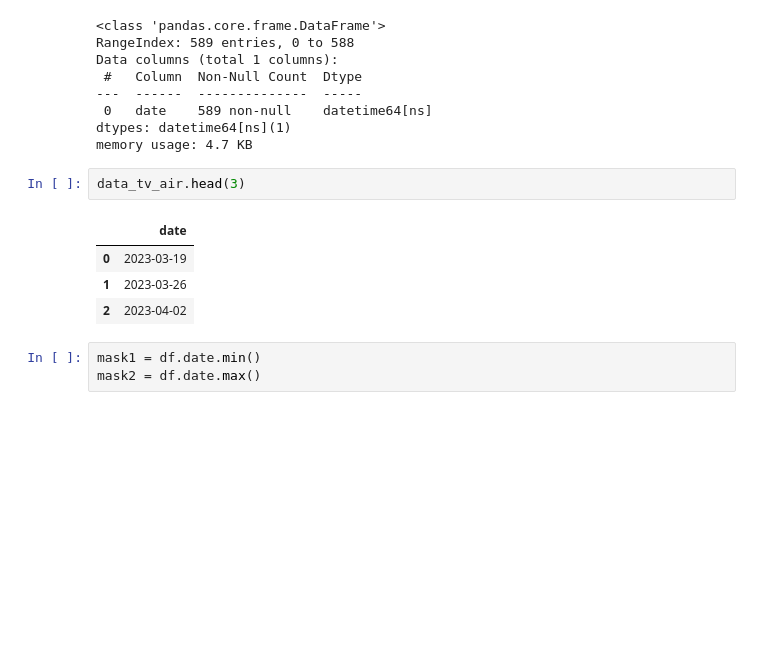
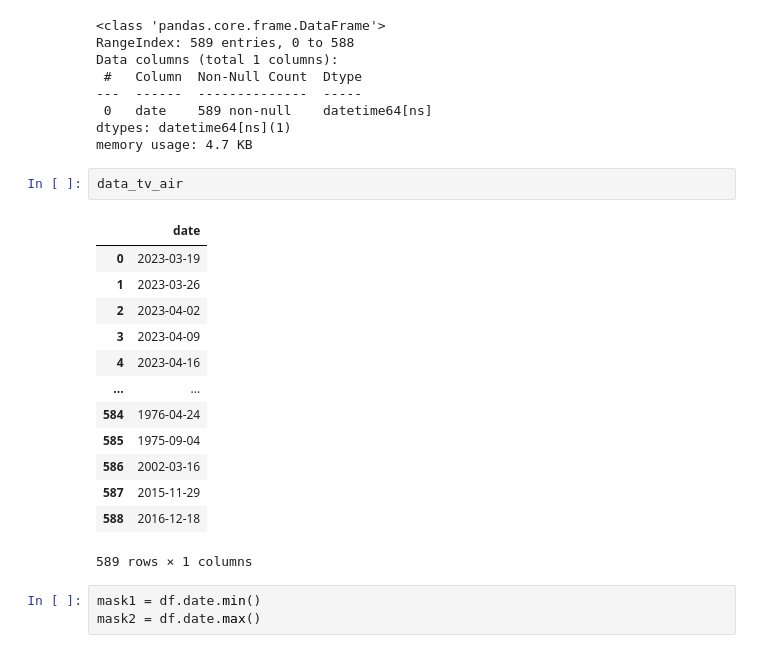
Before and after one commit to PavelNovikov888/Anomaly_Detection, a Jupyter notebook: Проект_Детектирование_аномалий.ipynb, the cells around one changed output. Saved outputs shown, nothing was run; the diff lists cells and outputs as text; blank space fills up the shorter version.

```diff
--- a/Проект_Детектирование_аномалий.ipynb
+++ b/Проект_Детектирование_аномалий.ipynb
@@ -174,12 +182,21 @@ Data columns (total 1 columns):
 dtypes: datetime64[ns](1)
 memory usage: 4.7 KB
 # %%
-data_tv_air.head(3)
+data_tv_air
 # %% [output]
 |  | date |
 | 0 | 2023-03-19 |
 | 1 | 2023-03-26 |
 | 2 | 2023-04-02 |
+| 3 | 2023-04-09 |
+| 4 | 2023-04-16 |
+| ... | ... |
+| 584 | 1976-04-24 |
+| 585 | 1975-09-04 |
+| 586 | 2002-03-16 |
+| 587 | 2015-11-29 |
+| 588 | 2016-12-18 |
+589 rows × 1 columns
 # %%
 mask1 = df.date.min()
 mask2 = df.date.max()
```
Also changed, not shown: parts of 27 cells of this notebook.
